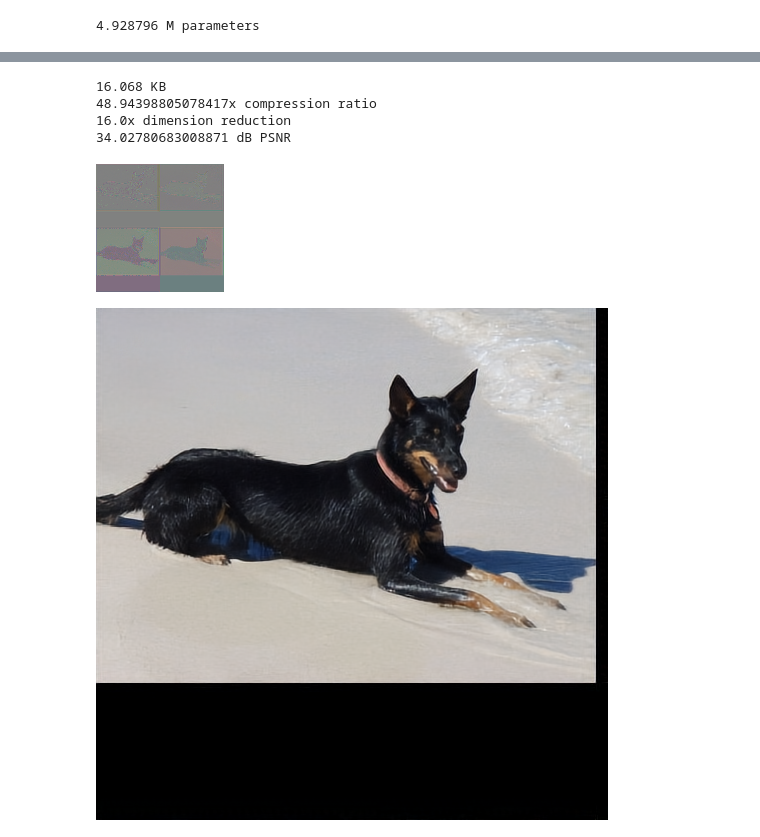
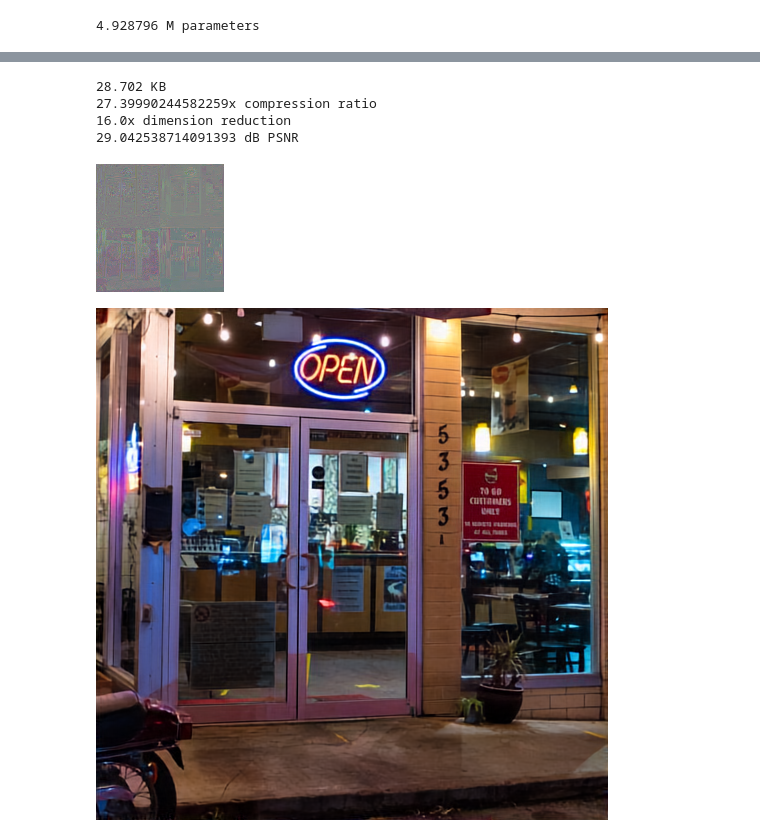
Before and after one commit to danjacobellis/autocodec, a Jupyter notebook: train/lsdir_ft_f8c12.ipynb, the cells around one changed output, grey strips where cells are left out. Saved outputs shown, nothing was run; the diff lists cells and outputs as text; code cells hidden in the pictures.

```diff
--- a/train/lsdir_ft_f8c12.ipynb
+++ b/train/lsdir_ft_f8c12.ipynb
@@ -176,40 +177,40 @@ torch.save({
 # %%
 model.eval()
-img = dataset['validation'][2]['jpg'].crop((0,0,512,512))
+img = dataset['validation'][28]['image'].crop((768,512,1280,1024))
 x = pil_to_tensor(img).to(device).unsqueeze(0).to(torch.float) / 127.5 - 1.0
 x_orig = x[0]
 orig_dim = x.numel()
 
 with torch.no_grad():
     z = model.encode(x)
     latent = model.quantize.compand(z).round()
 
 webp = latent_to_pil(latent.cpu(), n_bits=8, C=3)[0]
 
 buff = io.BytesIO()
 webp.save(buff, format='WEBP',lossless=True)
 webp = PIL.Image.open(buff)
 size_bytes = len(buff.getbuffer())
 print(f"{size_bytes/1e3} KB")
 print(f"{orig_dim/size_bytes}x compression ratio")
 print(f"{orig_dim/latent.numel()}x dimension reduction")
 
 latent_decoded = pil_to_latent([webp], N=config.latent_dim, n_bits=8, C=3).to(device)
 
 with torch.no_grad():
     x_hat = model.decode(latent_decoded)
     x_hat = x_hat.clamp(-1,1)
 
 mse = torch.nn.functional.mse_loss(x_orig, x_hat[0])
 PSNR = -10 * mse.log10().item() + 20*np.log10(2)
 print(f"{PSNR} dB PSNR")
 
 display(webp)
 display(to_pil_image(x_hat[0].clamp(-1, 1) / 2 + 0.5))
 # %% [output]
-16.068 KB
-48.94398805078417x compression ratio
+28.702 KB
+27.39990244582259x compression ratio
 16.0x dimension reduction
-34.02780683008871 dB PSNR
+29.042538714091393 dB PSNR
 [figure]
-[figure, old version]
+[figure, new version]
```
Also changed, not shown: parts of 3 cells of this notebook.
